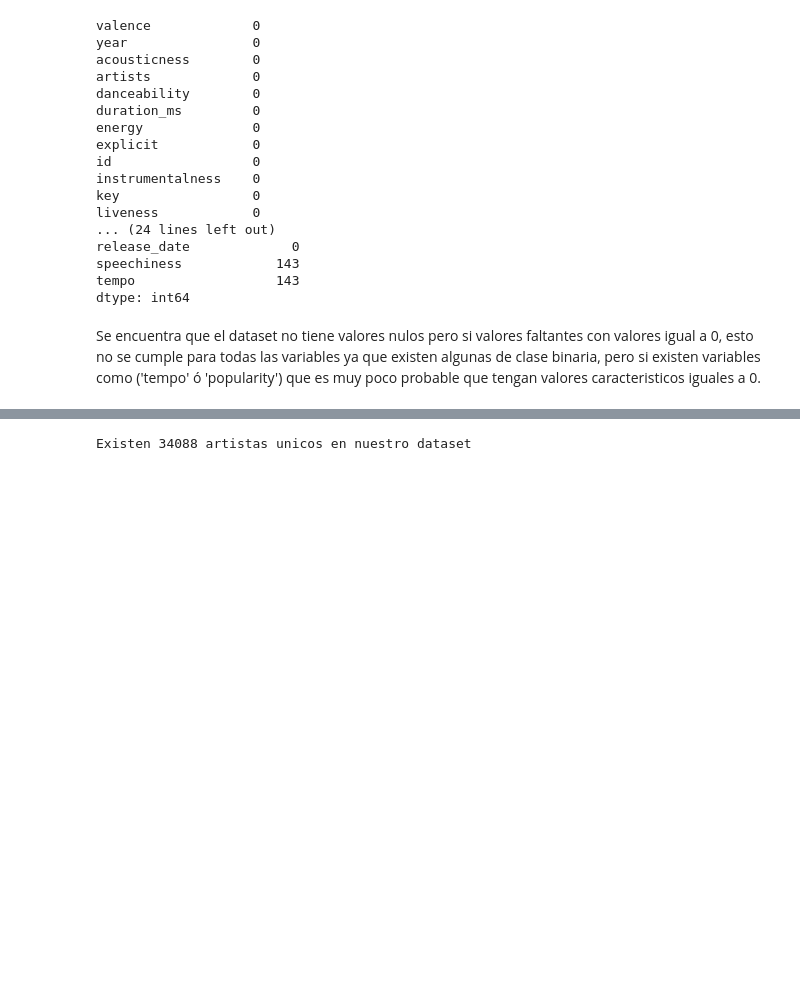
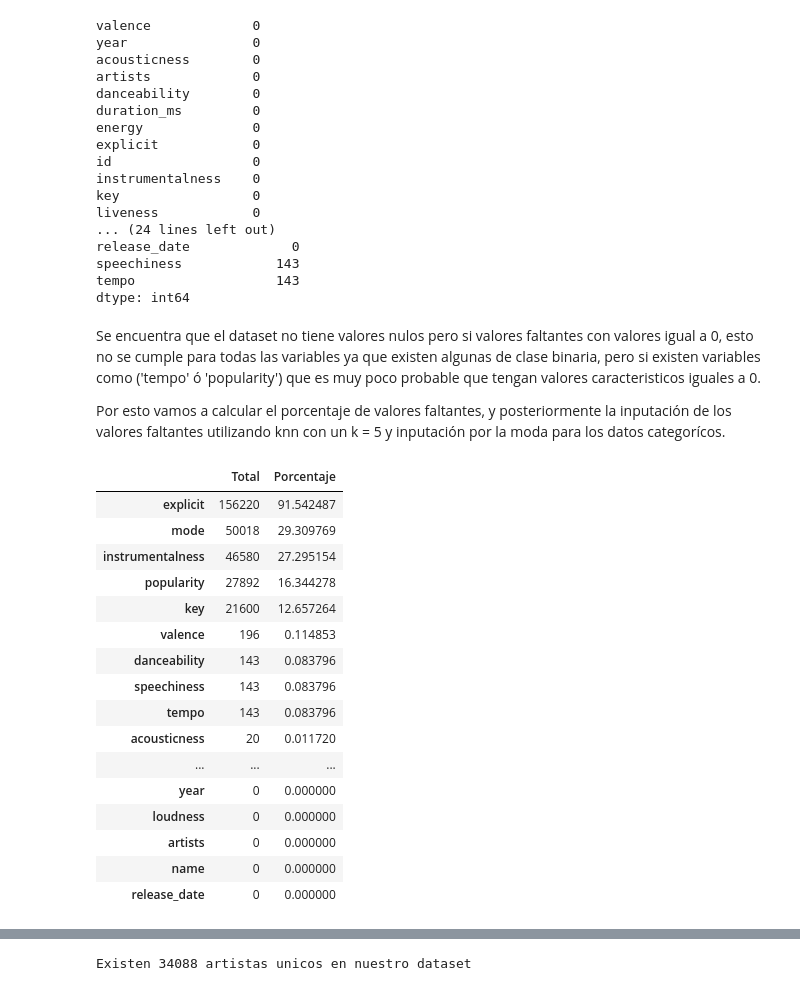
Before and after one commit to SantiagoPachon77/APP-Modelo-recomendacion-para-Spotify, a Jupyter notebook: scripts/Música a la Carta.ipynb, the cells around one changed output, grey strips where cells are left out. Saved outputs shown, nothing was run; the diff lists cells and outputs as text; code cells hidden in the pictures; blank space fills up the shorter version.

```diff
--- a/scripts/Música a la Carta.ipynb
+++ b/scripts/Música a la Carta.ipynb
@@ -115,3 +130,5 @@ tempo                  143
 dtype: int64
 # %% [markdown]
 Se encuentra que el dataset no tiene valores nulos pero si valores faltantes con valores igual a 0, esto no se cumple para todas las variables ya que existen algunas de clase binaria, pero si existen variables como ('tempo' ó 'popularity') que es muy poco probable que tengan valores caracteristicos iguales a 0.
+
+Por esto vamos a calcular el porcentaje de valores faltantes, y posteriormente la inputación de los valores faltantes utilizando knn con un k = 5 y inputación por la moda para los datos categorícos.
@@ -117,0 +155,21 @@ Se encuentra que el dataset no tiene valores nulos pero si valores faltantes con
+# %%
+df.replace(0, np.nan, inplace=True)
+porc_valores_faltantes(df)
+# %% [output]
+|  | Total | Porcentaje |
+| explicit | 156220 | 91.542487 |
+| mode | 50018 | 29.309769 |
+| instrumentalness | 46580 | 27.295154 |
+| popularity | 27892 | 16.344278 |
+| key | 21600 | 12.657264 |
+| valence | 196 | 0.114853 |
+| danceability | 143 | 0.083796 |
+| speechiness | 143 | 0.083796 |
+| tempo | 143 | 0.083796 |
+| acousticness | 20 | 0.011720 |
+| ... | ... | ... |
+| year | 0 | 0.000000 |
+| loudness | 0 | 0.000000 |
+| artists | 0 | 0.000000 |
+| name | 0 | 0.000000 |
+| release_date | 0 | 0.000000 |
```
Also changed, not shown: parts of 31 cells of this notebook, 5 other files.
